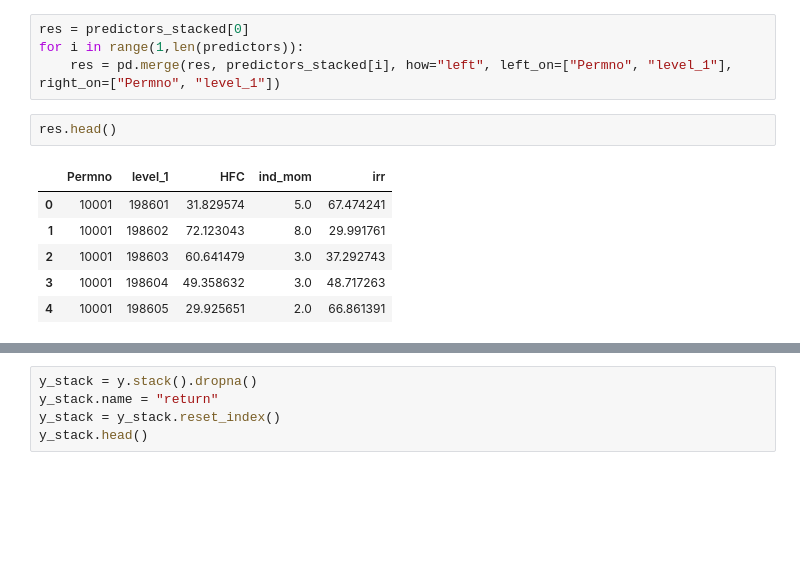
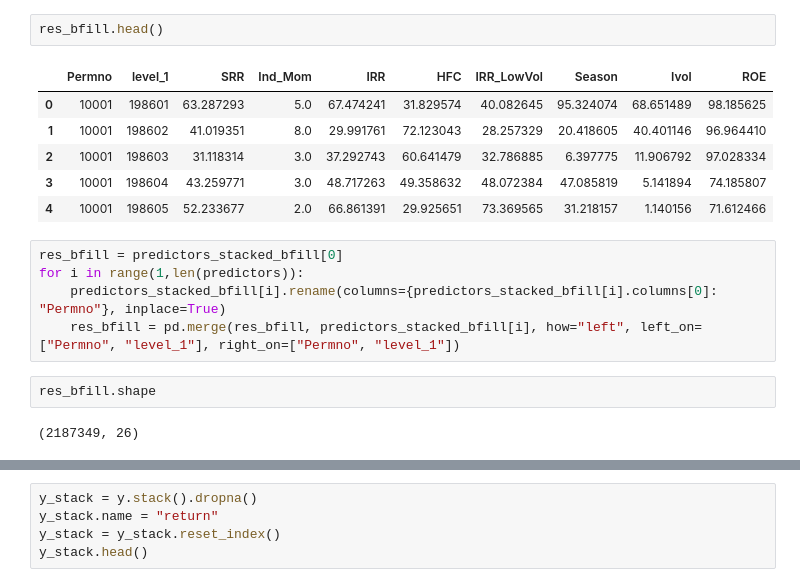
Before and after one commit to ibelkebir/asset_pricing, a Jupyter notebook: simple_linear_update_NA.ipynb, the cells around one changed output, grey strips where cells are left out. Cells and saved outputs as stored; diff of their text form; blank space fills up the shorter version.

```diff
--- a/simple_linear_update_NA.ipynb
+++ b/simple_linear_update_NA.ipynb
@@ -53,13 +54,18 @@ predictors_stacked[0].shape
+# %%
+res_bfill.head()
+# %% [output]
+|  | Permno | level_1 | SRR | Ind_Mom | IRR | HFC | IRR_LowVol | Season | Ivol | ROE |
+| 0 | 10001 | 198601 | 63.287293 | 5.0 | 67.474241 | 31.829574 | 40.082645 | 95.324074 | 68.651489 | 98.185625 |
+| 1 | 10001 | 198602 | 41.019351 | 8.0 | 29.991761 | 72.123043 | 28.257329 | 20.418605 | 40.401146 | 96.964410 |
+| 2 | 10001 | 198603 | 31.118314 | 3.0 | 37.292743 | 60.641479 | 32.786885 | 6.397775 | 11.906792 | 97.028334 |
+| 3 | 10001 | 198604 | 43.259771 | 3.0 | 48.717263 | 49.358632 | 48.072384 | 47.085819 | 5.141894 | 74.185807 |
+| 4 | 10001 | 198605 | 52.233677 | 2.0 | 66.861391 | 29.925651 | 73.369565 | 31.218157 | 1.140156 | 71.612466 |
 # %%
-res = predictors_stacked[0]
+res_bfill = predictors_stacked_bfill[0]
 for i in range(1,len(predictors)):
-    res = pd.merge(res, predictors_stacked[i], how="left", left_on=["Permno", "level_1"], right_on=["Permno", "level_1"])
+    predictors_stacked_bfill[i].rename(columns={predictors_stacked_bfill[i].columns[0]: "Permno"}, inplace=True)
+    res_bfill = pd.merge(res_bfill, predictors_stacked_bfill[i], how="left", left_on=["Permno", "level_1"], right_on=["Permno", "level_1"])
-# %%
-res.head()
-# %% [output]
-|  | Permno | level_1 | HFC | ind_mom | irr |
-| 0 | 10001 | 198601 | 31.829574 | 5.0 | 67.474241 |
-| 1 | 10001 | 198602 | 72.123043 | 8.0 | 29.991761 |
-| 2 | 10001 | 198603 | 60.641479 | 3.0 | 37.292743 |
-| 3 | 10001 | 198604 | 49.358632 | 3.0 | 48.717263 |
-| 4 | 10001 | 198605 | 29.925651 | 2.0 | 66.861391 |
+# %%
+res_bfill.shape
+# %% [output]
+(2187349, 26)
```
Also changed, not shown: parts of 26 cells of this notebook.
